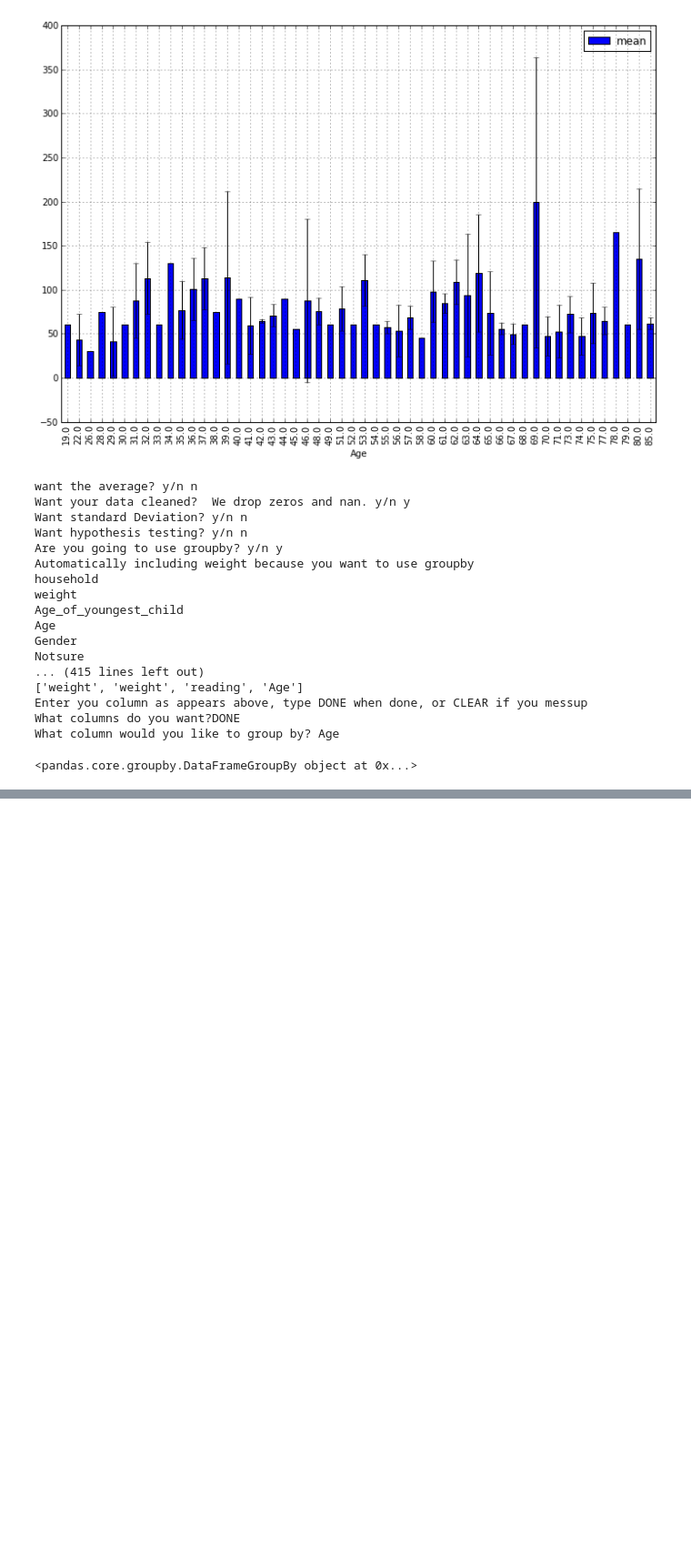
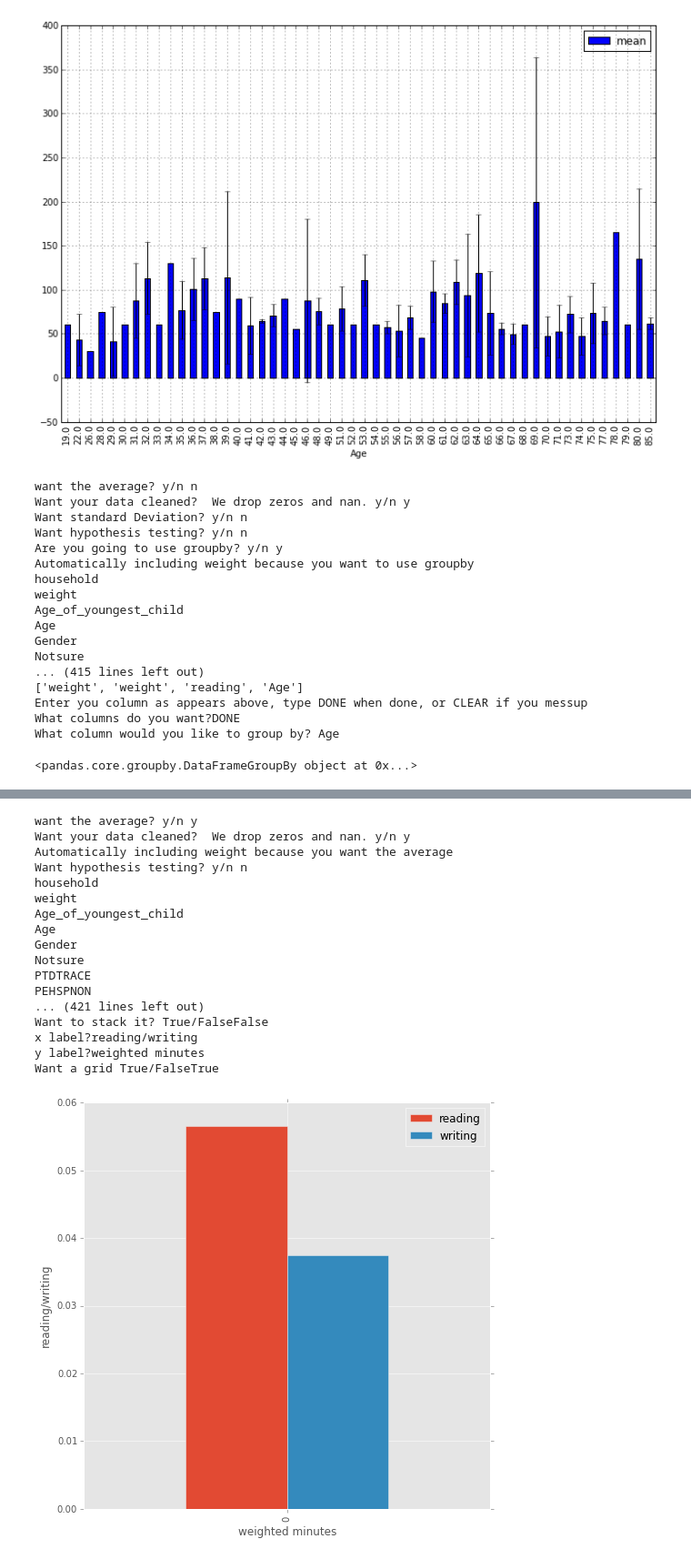
Before and after one commit to pjpassa/atus-analysis-system, a Jupyter notebook: Test Notebook 1.ipynb, the cells around one changed output, grey strips where cells are left out. Shown: that part at 91% size. Cells and saved outputs as stored; diff of their text form; code cells hidden in the pictures; blank space fills up the shorter version.

```diff
--- a/Test Notebook 1.ipynb
+++ b/Test Notebook 1.ipynb
@@ -170,0 +234,21 @@ print(d)
+# %%
+bar_chart_test = datasets(test)
+# %% [output]
+want the average? y/n y
+Want your data cleaned?  We drop zeros and nan. y/n y
+Automatically including weight because you want the average
+Want hypothesis testing? y/n n
+household
+weight
+Age_of_youngest_child
+Age
+Gender
+Notsure
+PTDTRACE
+PEHSPNON
+... (421 lines left out)
+Want to stack it? True/FalseFalse
+x label?reading/writing
+y label?weighted minutes
+Want a grid True/FalseTrue
+[figure, added]
```
Also changed, not shown: parts of 5 cells of this notebook, 1 other file.
